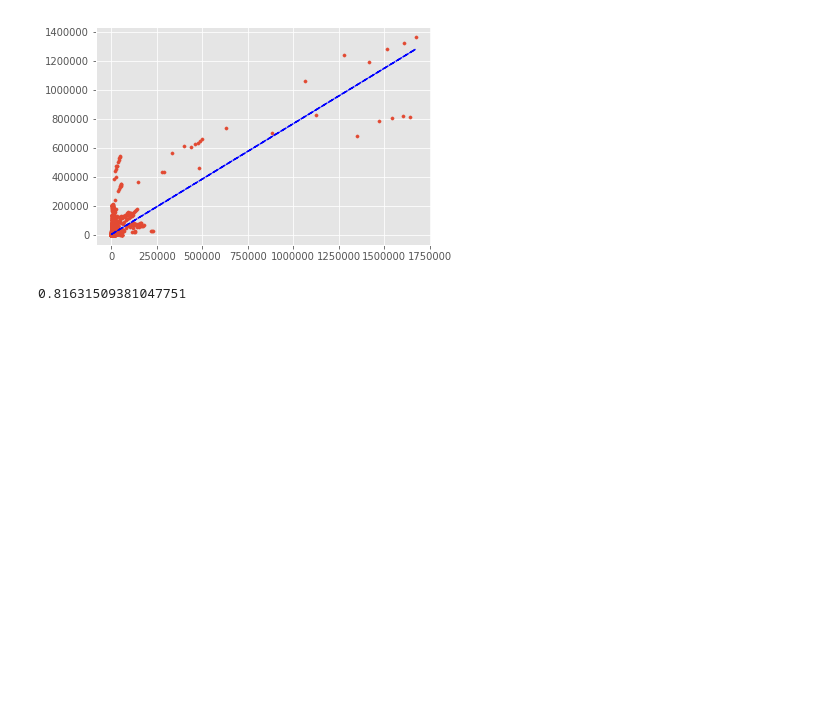
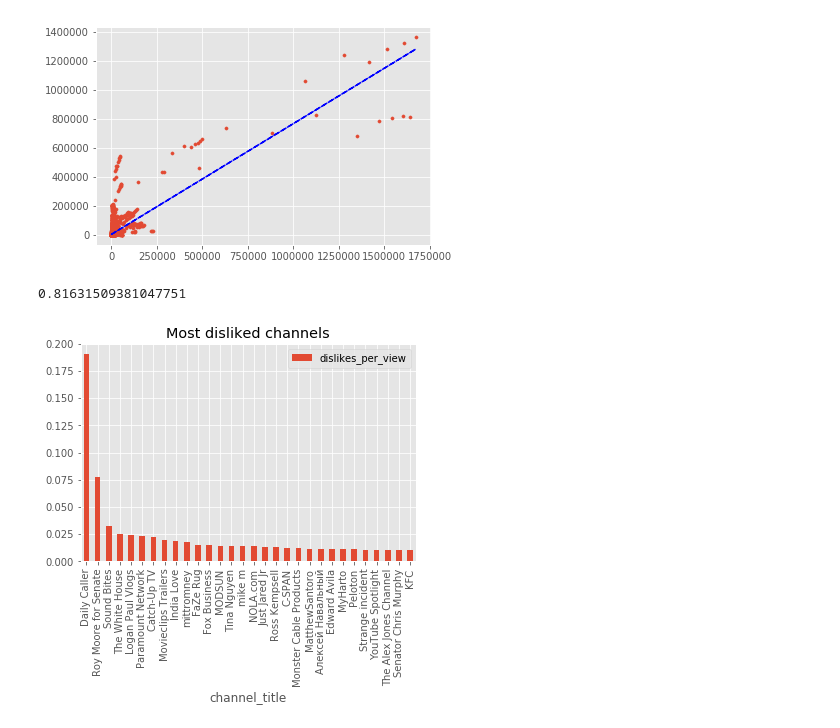
Before and after one commit to JoepStraatman/JoepTube, a Jupyter notebook: JoepTubeTestGoed.ipynb, the cells around one changed output. Drawn from its saved outputs; the diff is of its cells as text; code cells hidden in the pictures; blank space fills up the shorter version.

```diff
--- a/JoepTubeTestGoed.ipynb
+++ b/JoepTubeTestGoed.ipynb
@@ -215,3 +215,11 @@ df['dislikes'].corr(df['comment_count'])
 # %% [output]
 [figure]
 0.81631509381047751
+# %%
+df['dislikes_per_view'] = df['dislikes'] / df['views']
+# %%
+df_channel =pd.DataFrame(df.groupby(by=['channel_title'])['dislikes_per_view'].mean()).sort_values(by='dislikes_per_view',ascending=False)
+df_channel.head(30).plot(kind='bar');
+plt.title('Most disliked channels');
+# %% [output]
+[figure, added]
```
Also changed, not shown: parts of 3 cells of this notebook.
